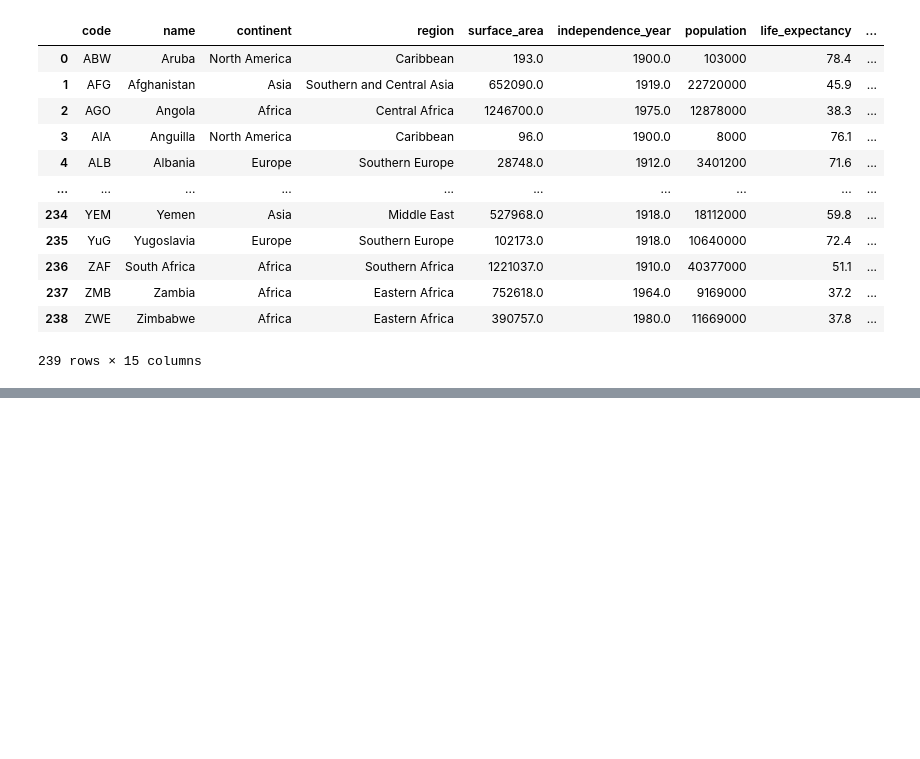
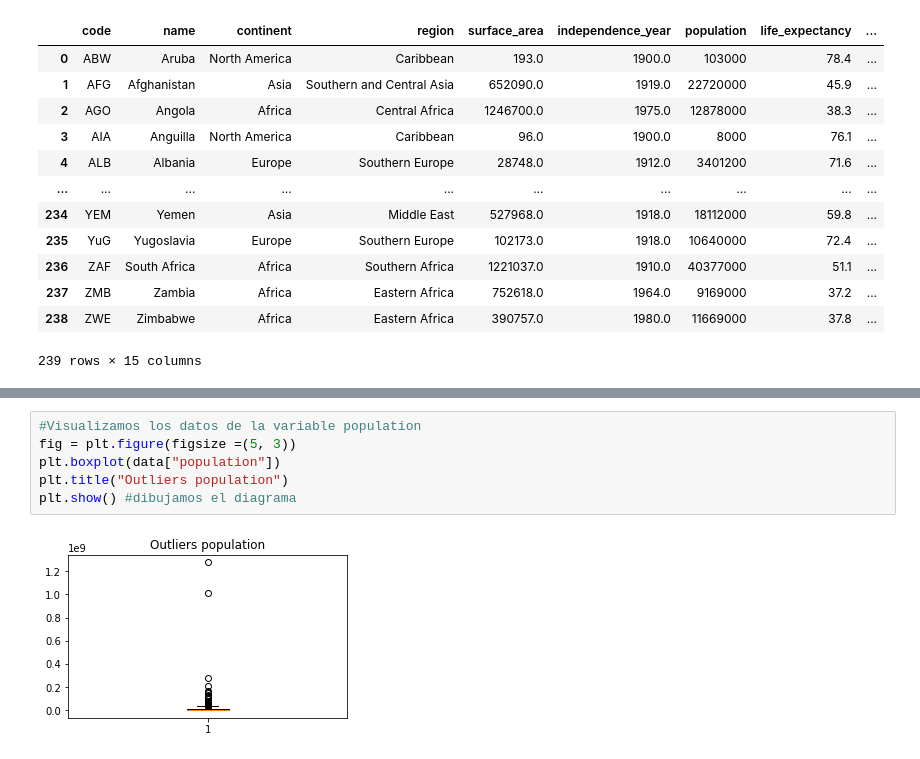
Before and after one commit to rodrigoruizteodoro/Reto_Final, a Jupyter notebook: Reto_Final.ipynb, the cells around one changed output, grey strips where cells are left out. Drawn from its saved outputs; the diff is of its cells as text; blank space fills up the shorter version.

```diff
--- a/Reto_Final.ipynb
+++ b/Reto_Final.ipynb
@@ -109,0 +139,8 @@ dtype: int64
+# %%
+#Visualizamos los datos de la variable population
+fig = plt.figure(figsize =(5, 3))
+plt.boxplot(data["population"])
+plt.title("Outliers population")
+plt.show() #dibujamos el diagrama
+# %% [output]
+[figure, added]
```
Also changed, not shown: parts of 9 cells of this notebook.
